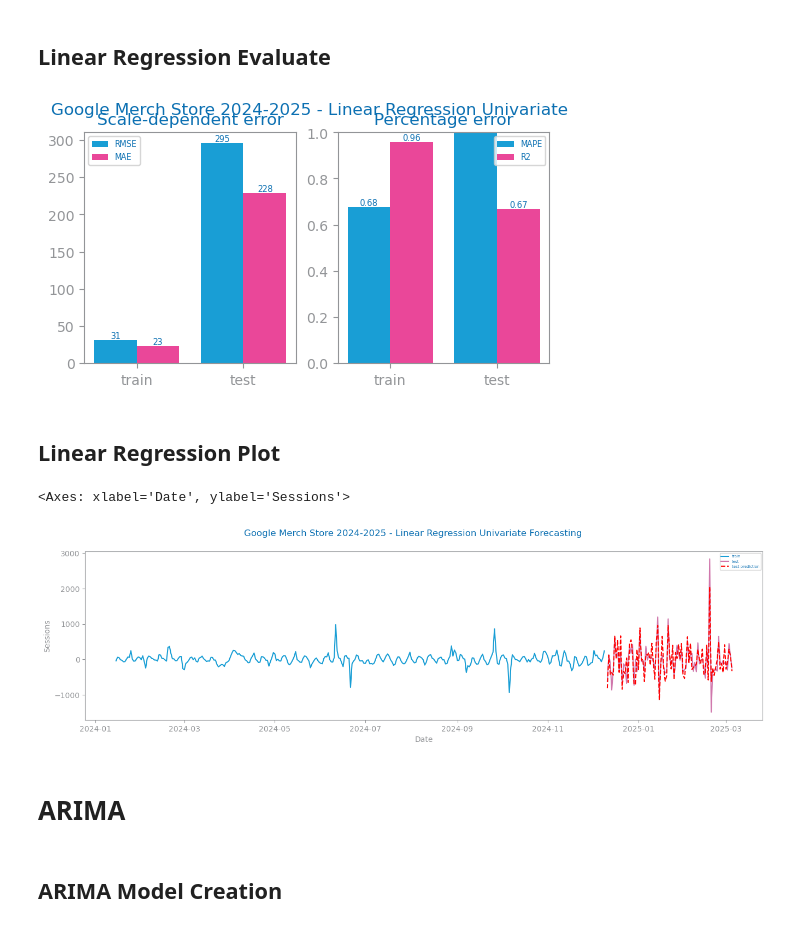
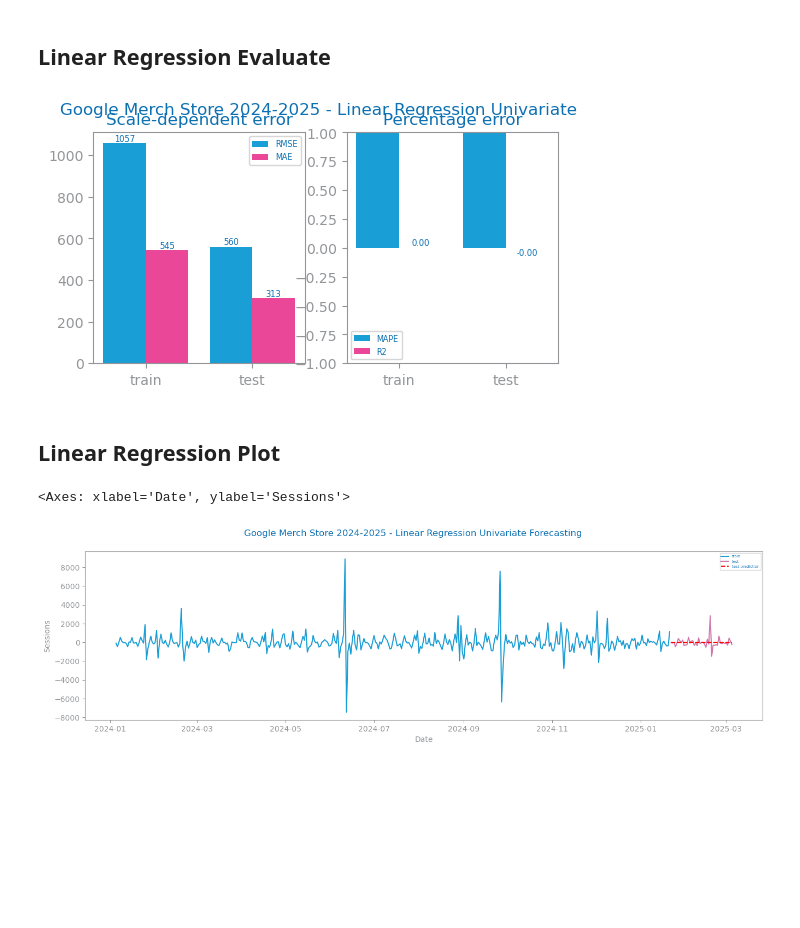
Before and after one commit to jvanalytics/ist_dash_2024_rec, a Jupyter notebook: time_series_forecasting/notebooks/dataset_3/6_ga4_merch_agg_2024_time_series_eval_univariate.ipynb, the cells around one changed output. Drawn from its saved outputs; the diff is of its cells as text; code cells hidden in the pictures; blank space fills up the shorter version.

Commit message:
main commit for all models. lacking rolling mean

```diff
--- a/time_series_forecasting/notebooks/dataset_3/6_ga4_merch_agg_2024_time_series_eval_univariate.ipynb
+++ b/time_series_forecasting/notebooks/dataset_3/6_ga4_merch_agg_2024_time_series_eval_univariate.ipynb
@@ -397,49 +399,37 @@ def rolling_mean_study(train: Series, test: Series, measure: str = "R2"):
 # %%
 from pandas import Series
 from dslabs_functions import plot_forecasting_eval
 from sklearn.linear_model import LinearRegression
 from sklearn.metrics import mean_absolute_error, mean_squared_error, r2_score
 
-# Function to create lagged features
-def create_lagged_features(df, target, lags=3):
-    df_copy = df.copy()
-    for lag in range(1, lags + 1):
-        df_copy[f'{target}_lag{lag}'] = df_copy[target].shift(lag)
-    return df_copy
+# Prepare the training and testing data using the time index as the feature
+trnX = arange(len(train)).reshape(-1, 1)
+trnY = train[target].to_numpy()
+tstX = arange(len(train), len(train+test)).reshape(-1, 1)
+tstY = test[target].to_numpy()
 
-# Apply lagged features to the training data
-train_lagged = create_lagged_features(train, target, lags=1)
-test_lagged = create_lagged_features(test, target, lags=1)
-
-# Drop rows with NaN values created by lagging
-train_lagged.dropna(inplace=True)
-test_lagged.dropna(inplace=True)
-
-# Prepare the training and testing data
-trnX_lagged = train_lagged.drop(columns=[target])
-trnY_lagged = train_lagged[target]
-tstX_lagged = test_lagged.drop(columns=[target])
-tstY_lagged = test_lagged[target]
 
 # Fit the linear regression model
-model = LinearRegression()
-model.fit(trnX_lagged, trnY_lagged)
+model_1 = LinearRegression()
+model_1.fit(trnX, trnY)
 
 # Predict the training and testing data
-prd_trn = Series(model.predict(trnX_lagged), index=train_lagged.index)
-prd_tst = Series(model.predict(tstX_lagged), index=test_lagged.index)
+prd_trn = Series(model_1.predict(trnX), index=train.index)
+prd_tst = Series(model_1.predict(tstX), index=test.index)
+
+
 
 # Plot the forecasting evaluation
-plot_forecasting_eval(trnY_lagged, tstY_lagged, prd_trn, prd_tst, title=f"{file_tag} - Linear Regression Univariate")
+plot_forecasting_eval(train[target], test[target], prd_trn, prd_tst, title=f"{file_tag} - Linear Regression Univariate")
 savefig(f"images/{file_tag}_linear_regression_univariate.png")
 # %% [output]
-[figure, old version]
+[figure, new version]
 # %% [markdown]
 ## Linear Regression Plot
 # %%
 plot_forecasting_series(
-    train_lagged[target],
-    test_lagged[target],
+    train[target],
+    test[target],
     prd_tst,
     title=f"{file_tag} - Linear Regression Univariate Forecasting",
     xlabel='Date',
@@ -447,8 +437,4 @@ plot_forecasting_series(
 )
 # %% [output]
 <Axes: xlabel='Date', ylabel='Sessions'>
-[figure, old version]
+[figure, new version]
-# %% [markdown]
-# ARIMA
-# %% [markdown]
-## ARIMA Model Creation
```
Also changed, not shown: parts of 20 cells of this notebook, 25 other files.
